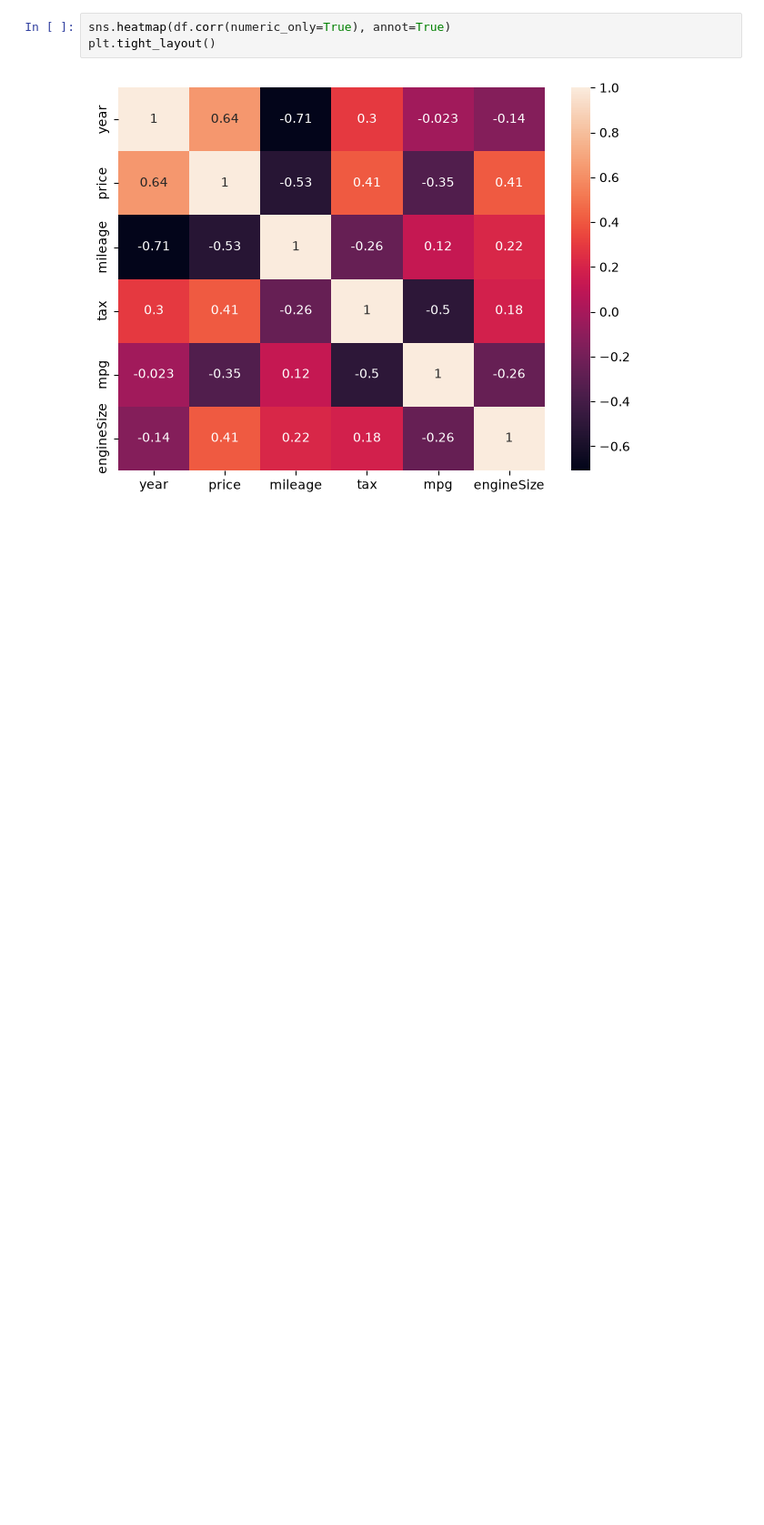
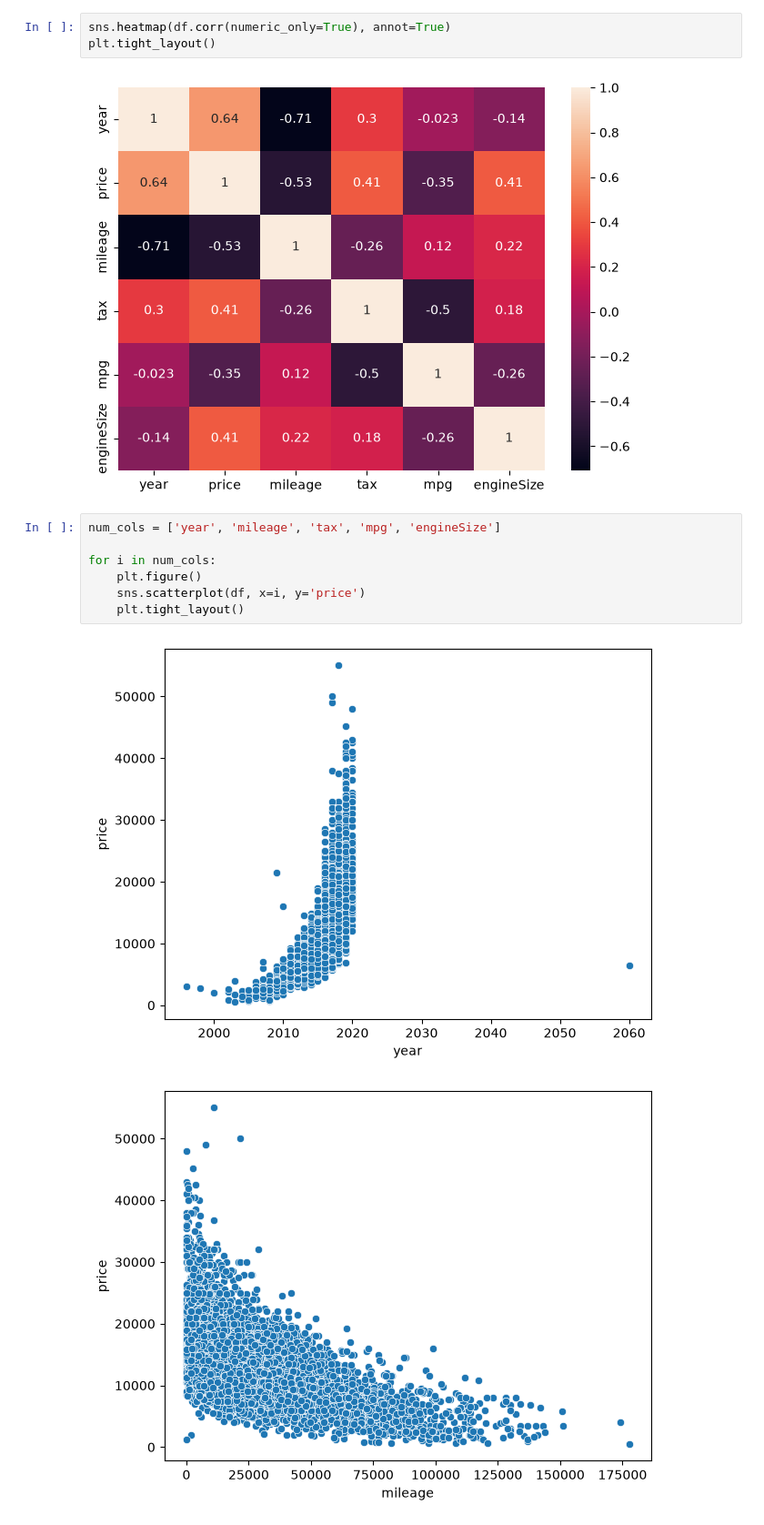
Before and after one commit to miraj-since2005/Ford-Car-Price-Prediction, a Jupyter notebook: CodeBook.ipynb, the cells around one changed output. Shown at 91% size. Cells and saved outputs as stored; diff of their text form; blank space fills up the shorter version.

```diff
--- a/CodeBook.ipynb
+++ b/CodeBook.ipynb
@@ -78,3 +84,13 @@ sns.heatmap(df.corr(numeric_only=True), annot=True)
 plt.tight_layout()
 # %% [output]
 [figure]
+# %%
+num_cols = ['year', 'mileage', 'tax', 'mpg', 'engineSize']
+
+for i in num_cols:
+    plt.figure()
+    sns.scatterplot(df, x=i, y='price')
+    plt.tight_layout()
+# %% [output]
+[figure, added]
+[figure, added]
```
Also changed, not shown: parts of 2 cells of this notebook.
